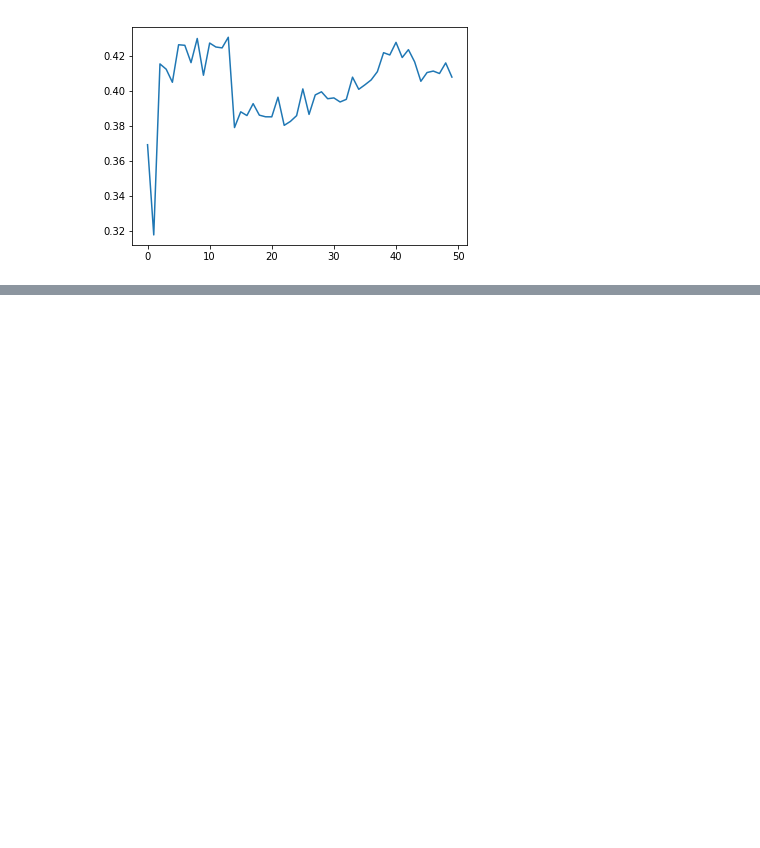
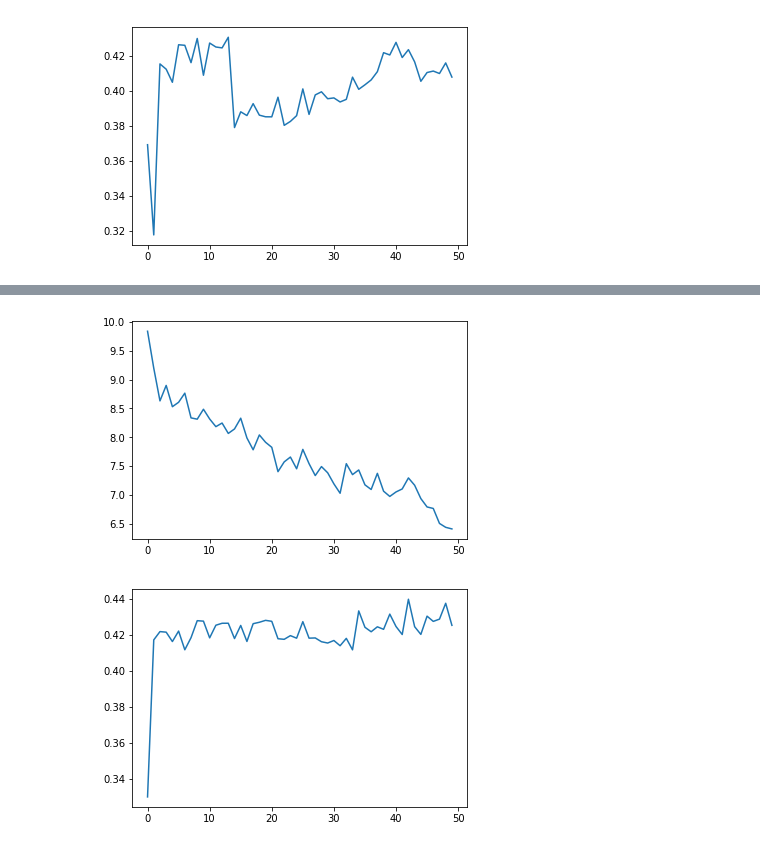
Before and after one commit to D2KLab/touringrec, a Jupyter notebook: SetupScript/RNN/show_results.ipynb, the cells around one changed output, grey strips where cells are left out. Saved outputs shown, nothing was run; the diff lists cells and outputs as text; code cells hidden in the pictures; blank space fills up the shorter version.

```diff
--- a/SetupScript/RNN/show_results.ipynb
+++ b/SetupScript/RNN/show_results.ipynb
@@ -136,0 +158,5 @@ TypeError: unhashable type: 'numpy.ndarray'
+# %%
+plotn(5, 1)
+# %% [output]
+[figure, added]
+[figure, added]
```
Also changed, not shown: parts of 8 cells of this notebook, 8 other files.
